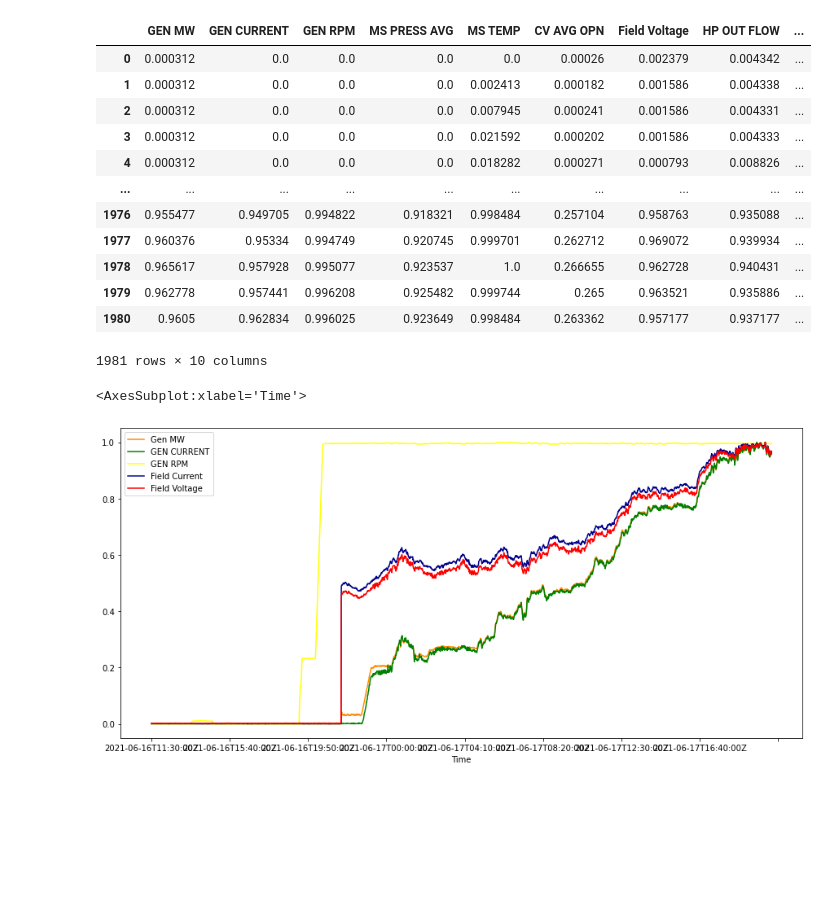
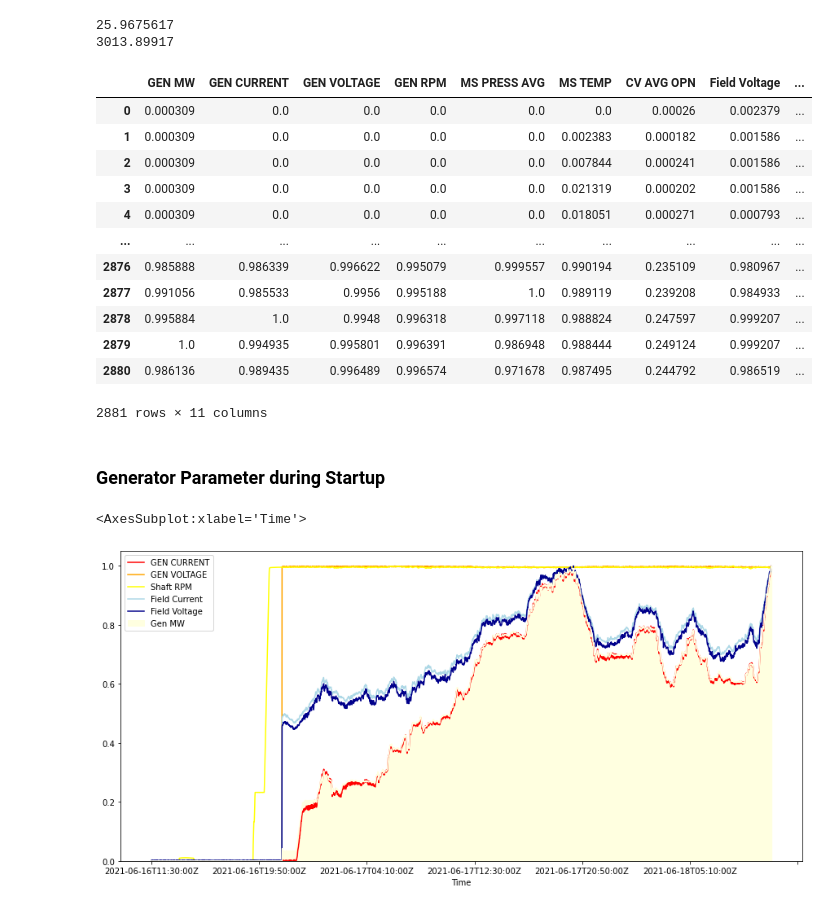
Before and after one commit to faseelmo/Power-Plant-Data-science, a Jupyter notebook: dataAnalysis.ipynb, the cells around one changed output. Saved outputs shown, nothing was run; the diff lists cells and outputs as text; code cells hidden in the pictures; blank space fills up the shorter version.

```diff
--- a/dataAnalysis.ipynb
+++ b/dataAnalysis.ipynb
@@ -7,30 +26,50 @@ df_og = getData()
+# %%
+#print(len(df_og['GEN VOLTAGE']))
+#print(type(df_og['GEN RPM'][1]))
+print(df_og['GEN VOLTAGE'].max())
+print(df_og['GEN RPM'].max())
+
+#df_og['GEN VOLTAGE'] = (df_og['GEN VOLTAGE'] - df_og['GEN VOLTAGE'].min()) / (df_og['GEN VOLTAGE'].max() - df_og['GEN VOLTAGE'].min())
+# %% [output]
+25.9675617
+3013.89917
+# %%
+def normalize_dataframe(df_og):
+    col_no = len(df_og.columns) - 1
+    df_scaled = df_og.iloc[:, : col_no].copy()
+    for column in df_scaled.columns:
+        df_scaled[column] = (df_scaled[column] - df_scaled[column].min()) / (df_scaled[column].max() - df_scaled[column].min())
+
+    df = df_scaled.assign( Time = df_og['Time'])
+
+    return df
 # %%
-df_scaled = df_og.iloc[:, : 9].copy()
-for column in df.columns:
-    df_scaled[column] = (df_scaled[column] - df_scaled[column].min()) / (df_scaled[column].max() - df_scaled[column].min())
+df = normalize_dataframe(df_og)
 
-df = df_scaled.assign( Time = df_og['Time'])
-display(df_new)
+df
 # %% [output]
-|  | GEN MW | GEN CURRENT | GEN RPM | MS PRESS AVG | MS TEMP | CV AVG OPN | Field Voltage | HP OUT FLOW | ... |
-| 0 | 0.000312 | 0.0 | 0.0 | 0.0 | 0.0 | 0.00026 | 0.002379 | 0.004342 | ... |
-| 1 | 0.000312 | 0.0 | 0.0 | 0.0 | 0.002413 | 0.000182 | 0.001586 | 0.004338 | ... |
-| 2 | 0.000312 | 0.0 | 0.0 | 0.0 | 0.007945 | 0.000241 | 0.001586 | 0.004331 | ... |
-| 3 | 0.000312 | 0.0 | 0.0 | 0.0 | 0.021592 | 0.000202 | 0.001586 | 0.004333 | ... |
-| 4 | 0.000312 | 0.0 | 0.0 | 0.0 | 0.018282 | 0.000271 | 0.000793 | 0.008826 | ... |
+|  | GEN MW | GEN CURRENT | GEN VOLTAGE | GEN RPM | MS PRESS AVG | MS TEMP | CV AVG OPN | Field Voltage | ... |
+| 0 | 0.000309 | 0.0 | 0.0 | 0.0 | 0.0 | 0.0 | 0.00026 | 0.002379 | ... |
+| 1 | 0.000309 | 0.0 | 0.0 | 0.0 | 0.0 | 0.002383 | 0.000182 | 0.001586 | ... |
+| 2 | 0.000309 | 0.0 | 0.0 | 0.0 | 0.0 | 0.007844 | 0.000241 | 0.001586 | ... |
+| 3 | 0.000309 | 0.0 | 0.0 | 0.0 | 0.0 | 0.021319 | 0.000202 | 0.001586 | ... |
+| 4 | 0.000309 | 0.0 | 0.0 | 0.0 | 0.0 | 0.018051 | 0.000271 | 0.000793 | ... |
 | ... | ... | ... | ... | ... | ... | ... | ... | ... | ... |
-| 1976 | 0.955477 | 0.949705 | 0.994822 | 0.918321 | 0.998484 | 0.257104 | 0.958763 | 0.935088 | ... |
-| 1977 | 0.960376 | 0.95334 | 0.994749 | 0.920745 | 0.999701 | 0.262712 | 0.969072 | 0.939934 | ... |
-| 1978 | 0.965617 | 0.957928 | 0.995077 | 0.923537 | 1.0 | 0.266655 | 0.962728 | 0.940431 | ... |
-| 1979 | 0.962778 | 0.957441 | 0.996208 | 0.925482 | 0.999744 | 0.265 | 0.963521 | 0.935886 | ... |
-| 1980 | 0.9605 | 0.962834 | 0.996025 | 0.923649 | 0.998484 | 0.263362 | 0.957177 | 0.937177 | ... |
+| 2876 | 0.985888 | 0.986339 | 0.996622 | 0.995079 | 0.999557 | 0.990194 | 0.235109 | 0.980967 | ... |
+| 2877 | 0.991056 | 0.985533 | 0.9956 | 0.995188 | 1.0 | 0.989119 | 0.239208 | 0.984933 | ... |
+| 2878 | 0.995884 | 1.0 | 0.9948 | 0.996318 | 0.997118 | 0.988824 | 0.247597 | 0.999207 | ... |
+| 2879 | 1.0 | 0.994935 | 0.995801 | 0.996391 | 0.986948 | 0.988444 | 0.249124 | 0.999207 | ... |
+| 2880 | 0.986136 | 0.989435 | 0.996489 | 0.996574 | 0.971678 | 0.987495 | 0.244792 | 0.986519 | ... |
-1981 rows × 10 columns
+2881 rows × 11 columns
+# %% [markdown]
+### <font color='black'>Generator Parameter during Startup</font>
 # %%
-ax = df.plot('Time' ,'GEN MW', label = 'Gen MW', color="DarkOrange")
-df.plot('Time', 'GEN CURRENT' , label = 'GEN CURRENT', ax =ax, color="Green")
-df.plot('Time' ,'GEN RPM', label = 'GEN RPM', color="Yellow", ax= ax)
-df.plot('Time', 'Field Current' , label = 'Field Current', ax =ax, color="DarkBlue")
-df.plot('Time', 'Field Voltage' , label = 'Field Voltage', ax =ax, color="Red")
+ax = df.plot('Time', 'GEN CURRENT' , label = 'GEN CURRENT', color="Red")
+df.plot('Time', 'GEN VOLTAGE' , label = 'GEN VOLTAGE', ax =ax, color="Orange")
+df.plot('Time' ,'GEN RPM', label = 'Shaft RPM', color="yellow", ax= ax)
+df.plot('Time', 'Field Current' , label = 'Field Current', ax =ax, color="LightBlue")
+df.plot('Time', 'Field Voltage' , label = 'Field Voltage', ax =ax, color="DarkBlue")
+df.plot.area('Time' ,'GEN MW', label = 'Gen MW',  ax =ax, color="LightYellow")
 # %% [output]
 <AxesSubplot:xlabel='Time'>
-[figure, old version]
+[figure, new version]
```
Also changed, not shown: parts of 6 cells of this notebook.
